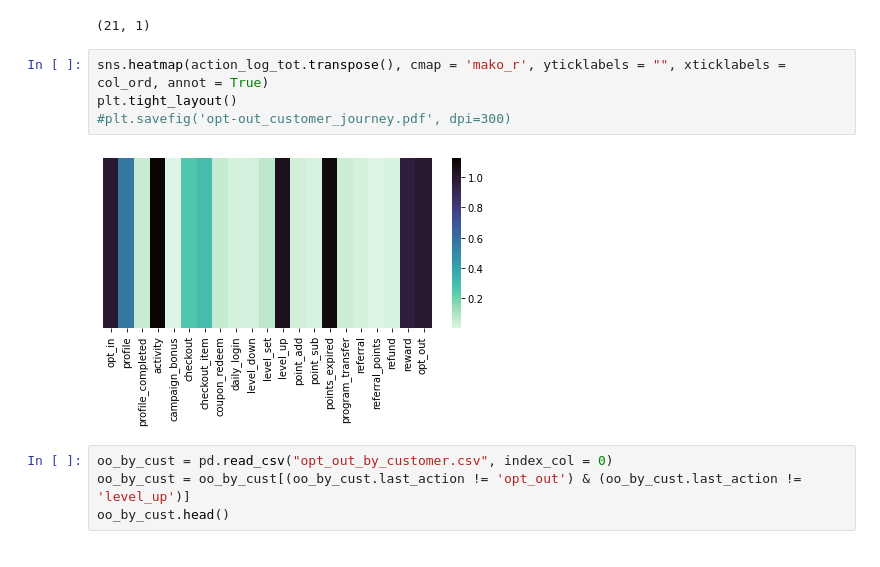
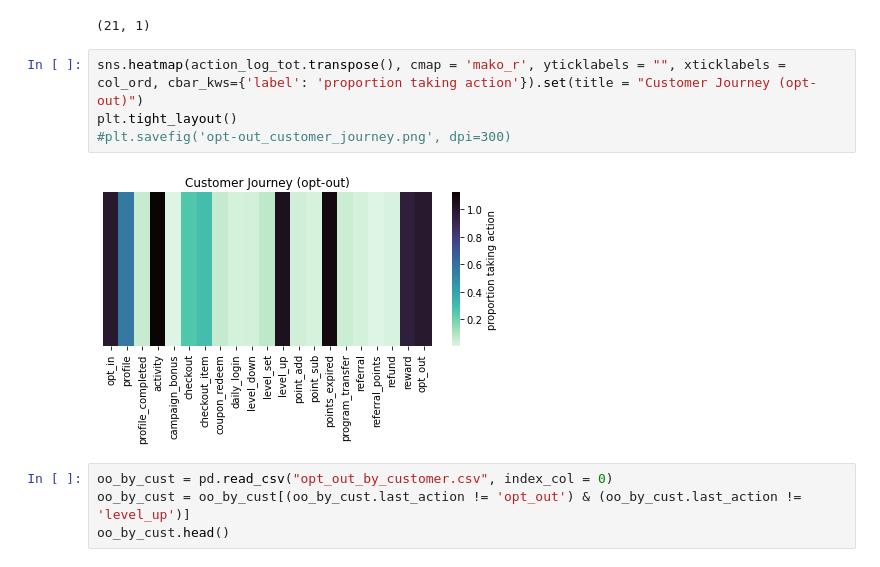
Before and after one commit to invernie/CustomerIN-Action, a Jupyter notebook: antavo.ipynb, the cells around one changed output. Cells and saved outputs as stored; diff of their text form.

```diff
--- a/antavo.ipynb
+++ b/antavo.ipynb
@@ -205,11 +205,11 @@ action_log_tot.shape
 # %% [output]
 (21, 1)
 # %%
-sns.heatmap(action_log_tot.transpose(), cmap = 'mako_r', yticklabels = "", xticklabels = col_ord, annot = True)
+sns.heatmap(action_log_tot.transpose(), cmap = 'mako_r', yticklabels = "", xticklabels = col_ord, cbar_kws={'label': 'proportion taking action'}).set(title = "Customer Journey (opt-out)")
 plt.tight_layout()
-#plt.savefig('opt-out_customer_journey.pdf', dpi=300)
+#plt.savefig('opt-out_customer_journey.png', dpi=300)
 # %% [output]
-[figure, old version]
+[figure, new version]
 # %%
 oo_by_cust = pd.read_csv("opt_out_by_customer.csv", index_col = 0)
 oo_by_cust = oo_by_cust[(oo_by_cust.last_action != 'opt_out') & (oo_by_cust.last_action != 'level_up')]
```
Also changed, not shown: parts of 2 cells of this notebook.
